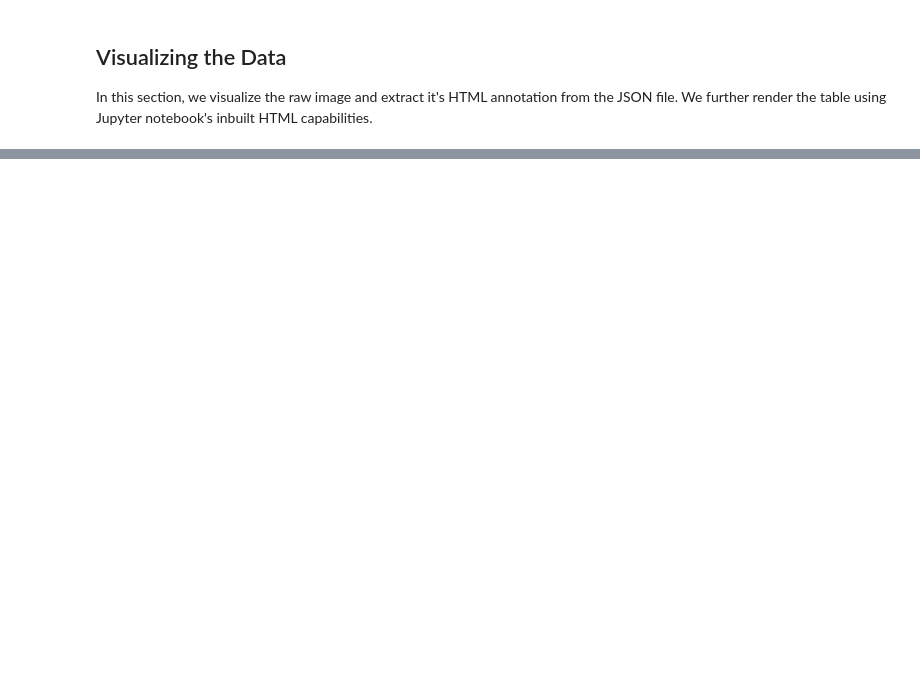
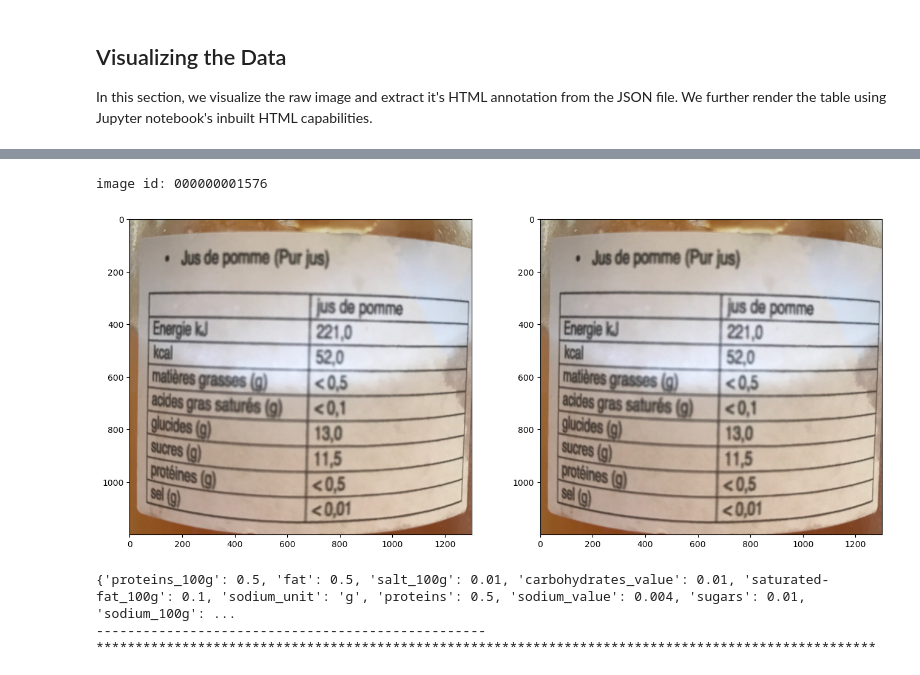
Before and after one commit to Simon-0711/neural_networks_seminar, a Jupyter notebook: data_exploration/Data_Exploration_Openfood.ipynb, the cells around one changed output, grey strips where cells are left out. Drawn from its saved outputs; the diff is of its cells as text; code cells hidden in the pictures; blank space fills up the shorter version.

Commit message:
Display images in exploration and add tools and constants.py

```diff
--- a/data_exploration/Data_Exploration_Openfood.ipynb
+++ b/data_exploration/Data_Exploration_Openfood.ipynb
@@ -47,3 +52,5 @@ drive_dirname_path = drive_path + dirname
+# %%
+path = '/Users/simon/Google Drive/Studium/Master/Data and Computer Science Heidelberg/Module/Semester 2/sequence_2_sequence_learning/neural_networks_ocr_project/neural_networks_seminar/data/openfoodfacts/french_nutrition/nutrition-lc-fr-country-fr-last-edit-date-2019-08/'
 # %%
 # # Extracting the dataset
 # tar = tarfile.open(drive_fname_path)
@@ -84 +62,9 @@ Requirement already satisfied: numpy>=1.21.2 in /usr/local/lib/python3.10/dist-p
+# %%
+explore_image("000000001576", path)
+# %% [output]
+image id: 000000001576
+[figure, added]
+{'proteins_100g': 0.5, 'fat': 0.5, 'salt_100g': 0.01, 'carbohydrates_value': 0.01, 'saturated-fat_100g': 0.1, 'sodium_unit': 'g', 'proteins': 0.5, 'sodium_value': 0.004, 'sugars': 0.01, 'sodium_100g': ...
+--------------------------------------------------
+****************************************************************************************************
 # %%
```
Also changed, not shown: parts of 7 cells of this notebook, 2 other files.
